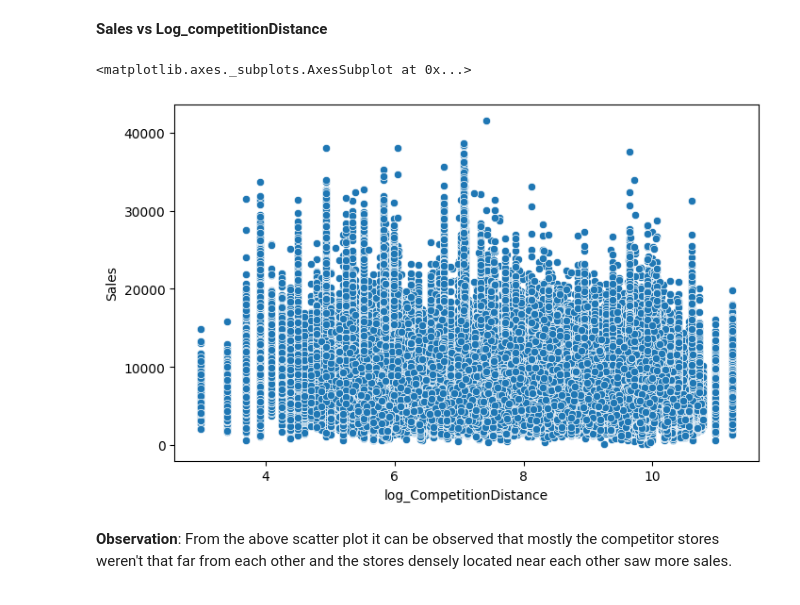
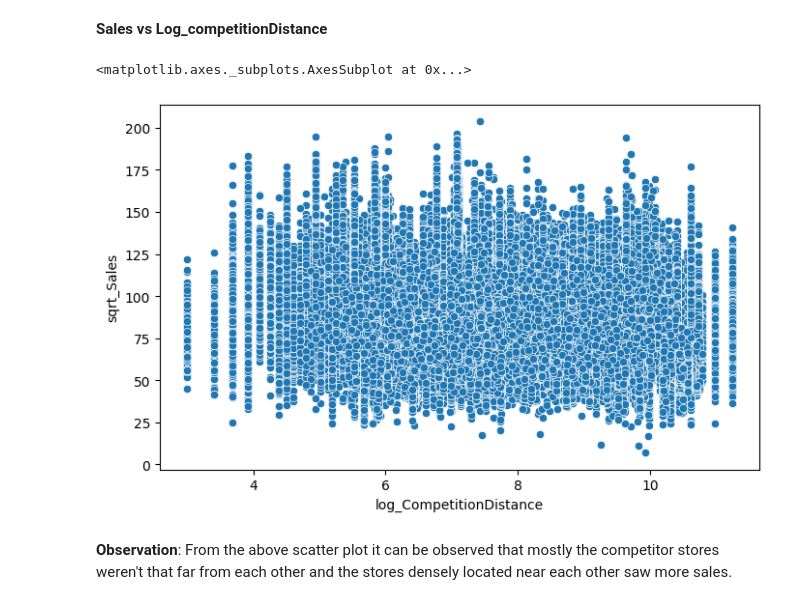
Before and after one commit to kumarabhinavthakur274/Kumar_Abhinav_Rossmann_Sales_Prediction_Capstone_Project, a Jupyter notebook: Kumar_Abhinav_Rossmann_Sales_Prediction_Capstone_Project.ipynb, the cells around one changed output. Saved outputs shown, nothing was run; the diff lists cells and outputs as text; code cells hidden in the pictures.

```diff
--- a/Kumar_Abhinav_Rossmann_Sales_Prediction_Capstone_Project.ipynb
+++ b/Kumar_Abhinav_Rossmann_Sales_Prediction_Capstone_Project.ipynb
@@ -421,10 +421,10 @@ sqrt_Sales and sqrt_Customer scatter plot shows a direct positive relation betwe
 **Sales vs Log_competitionDistance**
 # %%
 # scatterplot for log_CompetitionDistance vs sales
-sns.scatterplot(x=df_merged['log_CompetitionDistance'], y=df_merged['Sales'])
+sns.scatterplot(x=df_merged['log_CompetitionDistance'], y=df_merged['sqrt_Sales'])
 # %% [output]
 <matplotlib.axes._subplots.AxesSubplot at 0x...>
-[figure, old version]
+[figure, new version]
 # %% [markdown]
 **Observation**:
 From the above scatter plot it can be observed that mostly the competitor stores weren't that far from each other and the stores densely located near each other saw more sales.
```
Also changed, not shown: parts of 23 cells of this notebook.
